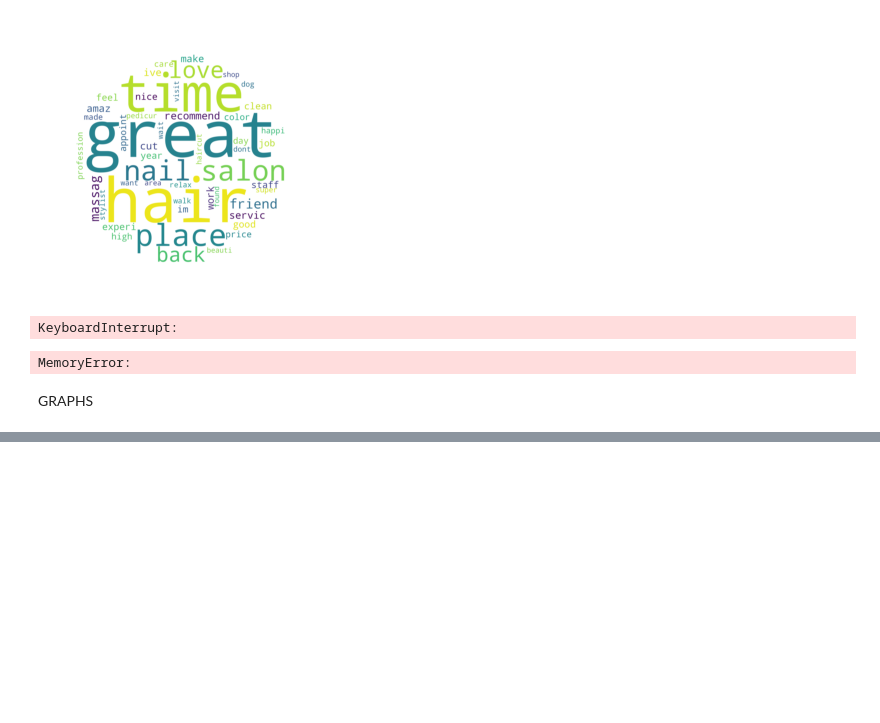
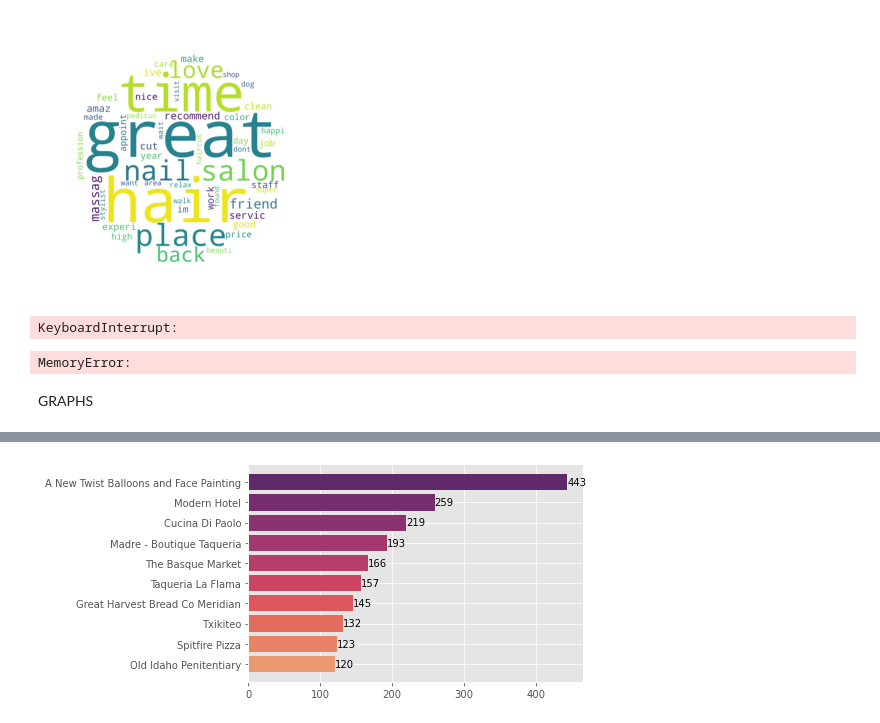
Before and after one commit to suvithkl/IntroDS-miniproject, a Jupyter notebook: app/visualisations.ipynb, the cells around one changed output, grey strips where cells are left out. Drawn from its saved outputs; the diff is of its cells as text; code cells hidden in the pictures; blank space fills up the shorter version.

```diff
--- a/app/visualisations.ipynb
+++ b/app/visualisations.ipynb
@@ -118,0 +232,12 @@ GRAPHS
+# %%
+#print(test)
+fig, ax = plt.subplots()
+grouped_rev = grouped[::-1]
+plt.barh(grouped_rev.index.values, grouped_rev.values, color=sns.color_palette("flare", len(grouped)))
+plt.xlabel('Count', labelpad=10)
+plt.ylabel('Name')
+plt.title('Count of Useful Reviews in Boise (Top 10)')
+for i, v in enumerate(grouped_rev):
+    ax.text(v, int(i), str(v), verticalalignment='center')
+# %% [output]
+[figure, added]
```
Also changed, not shown: parts of 12 cells of this notebook, 1 other file.
